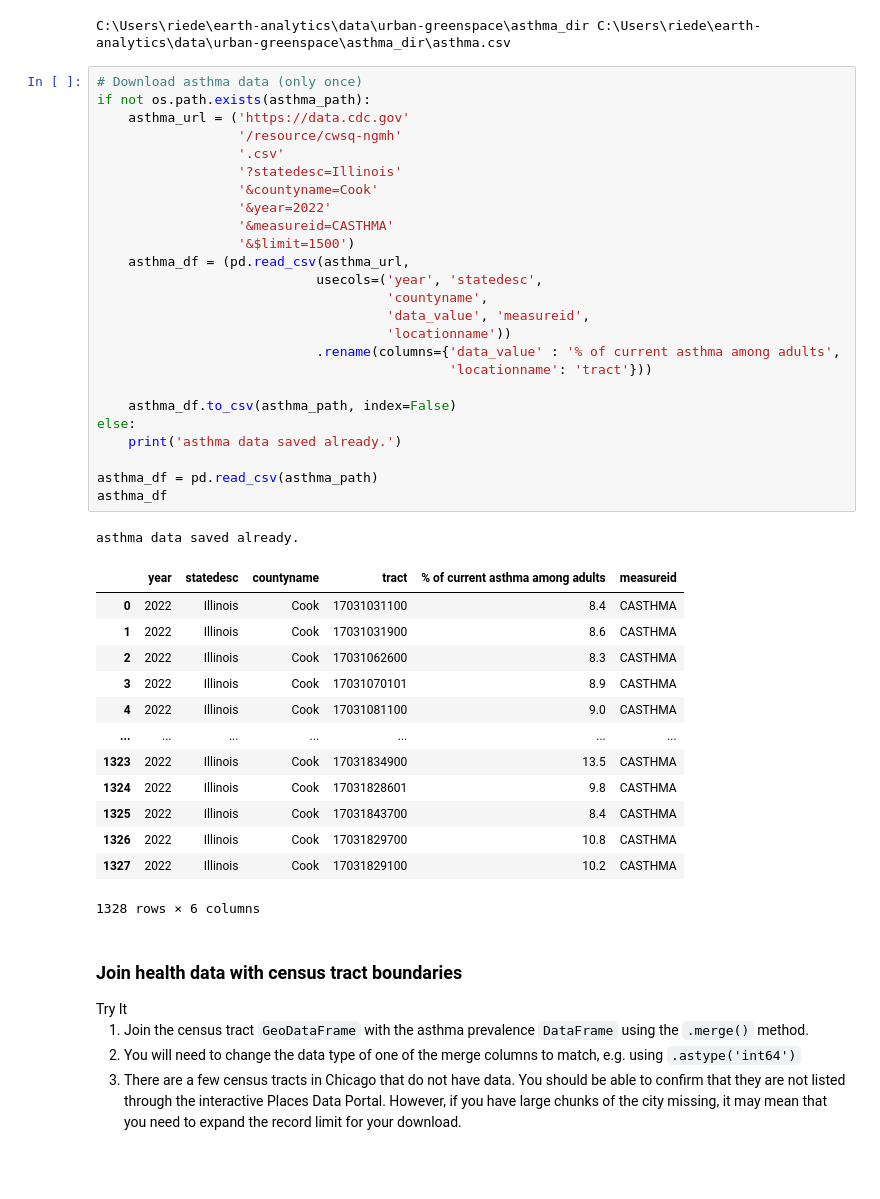
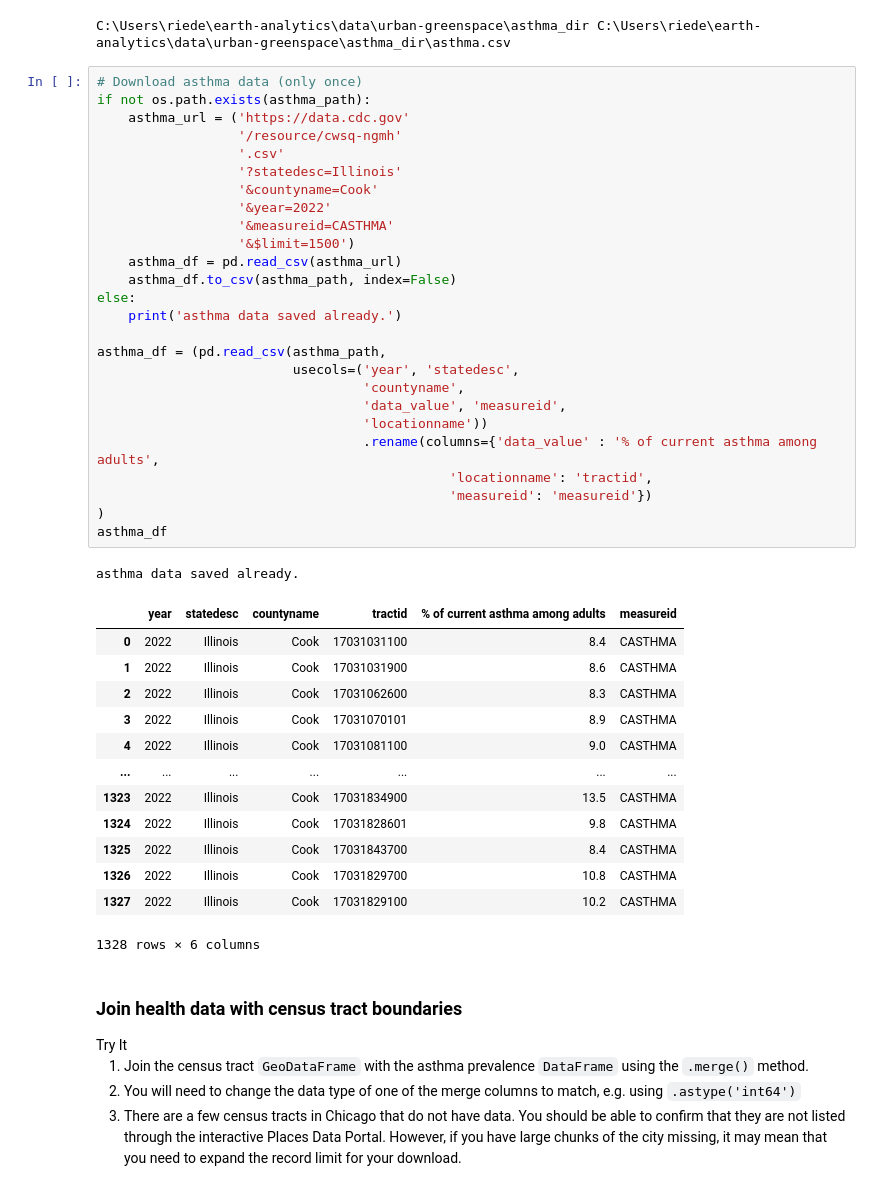
Before and after one commit to earthlab-education/big-data-hanried, a Jupyter notebook: big-data.ipynb, the cells around one changed output. Saved outputs shown, nothing was run; the diff lists cells and outputs as text.

```diff
--- a/big-data.ipynb
+++ b/big-data.ipynb
@@ -284,31 +279,32 @@ C:\Users\riede\earth-analytics\data\urban-greenspace\asthma_dir C:\Users\riede\e
 # %%
 # Download asthma data (only once)
 if not os.path.exists(asthma_path):
     asthma_url = ('https://data.cdc.gov'
                   '/resource/cwsq-ngmh'
                   '.csv'
                   '?statedesc=Illinois'
                   '&countyname=Cook'
                   '&year=2022'
                   '&measureid=CASTHMA'
                   '&$limit=1500')
-    asthma_df = (pd.read_csv(asthma_url,
-                            usecols=('year', 'statedesc',
-                                     'countyname',
-                                     'data_value', 'measureid',
-                                     'locationname'))
-                            .rename(columns={'data_value' : '% of current asthma among adults',
-                                             'locationname': 'tract'}))
-
+    asthma_df = pd.read_csv(asthma_url)
     asthma_df.to_csv(asthma_path, index=False)
 else:
     print('asthma data saved already.')
 
-asthma_df = pd.read_csv(asthma_path)
+asthma_df = (pd.read_csv(asthma_path,
+                         usecols=('year', 'statedesc',
+                                  'countyname',
+                                  'data_value', 'measureid',
+                                  'locationname'))
+                                  .rename(columns={'data_value' : '% of current asthma among adults',
+                                             'locationname': 'tractid',
+                                             'measureid': 'measureid'})
+)
 asthma_df
 # %% [output]
 asthma data saved already.
-|  | year | statedesc | countyname | tract | % of current asthma among adults | measureid |
+|  | year | statedesc | countyname | tractid | % of current asthma among adults | measureid |
 | 0 | 2022 | Illinois | Cook | 17031031100 | 8.4 | CASTHMA |
 | 1 | 2022 | Illinois | Cook | 17031031900 | 8.6 | CASTHMA |
 | 2 | 2022 | Illinois | Cook | 17031062600 | 8.3 | CASTHMA |
```
Also changed, not shown: parts of 13 cells of this notebook.
